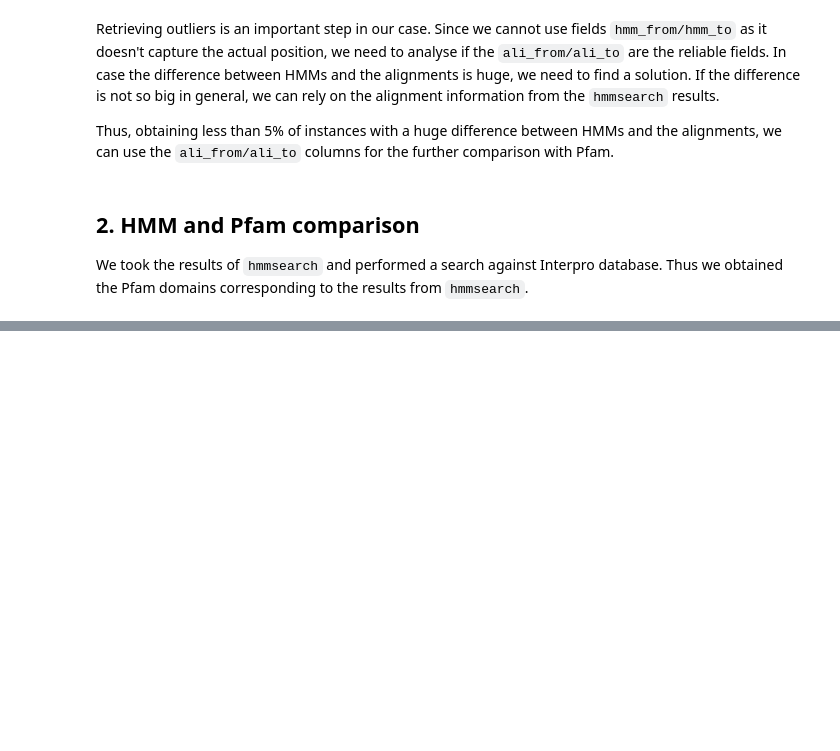
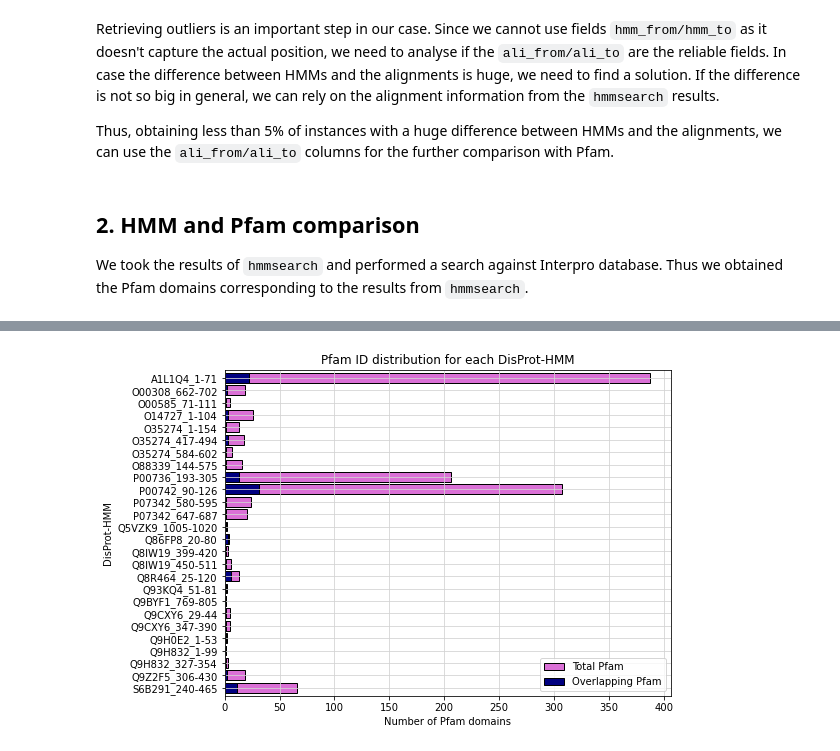
Before and after one commit to AlyaHarvelle/HMMER, a Jupyter notebook: hmm_analysis.ipynb, the cells around one changed output, grey strips where cells are left out. Saved outputs shown, nothing was run; the diff lists cells and outputs as text; code cells hidden in the pictures; blank space fills up the shorter version.

```diff
--- a/hmm_analysis.ipynb
+++ b/hmm_analysis.ipynb
@@ -257,15 +215,0 @@ plt.show()
-# %%
-# Plot the histogram of overlaps % for Pfam and HMM
-plt.rcParams['figure.figsize'] = [6, 4]
-
-plt.hist([pfam_clustal['overl_pfam'], pfam_clustal['overl_ali']],
-             bins=10, alpha=0.5, color=['green', 'purple'],
-             label=['Pfam-HMM', 'DisProt-HMM'])
-
-plt.xlabel('Overlap percentage')
-plt.ylabel('Number of instances')
-plt.legend()
-plt.grid()
-plt.title('The overlaps distribution (Pfam-HMM and DisProt-HMM) across the ClustalOmega hmmsearch results (RP 75%)')
-plt.tight_layout()
-plt.show()
@@ -273,0 +220,6 @@ plt.show()
+# %%
+# Create a df of overlapping DisProt-HMMs
+dis_overl_df = pfam_clustal[pfam_clustal['hmm_id'].isin(disprot_hmms_overl)]
+unique_pfam = dis_overl_df['pfam_id'].nunique()
+print('The number of found Pfam IDs overlapping with DisProt-HMM: {}'.format(unique_pfam))
+dis_overl_df.head()
@@ -273,0 +235,16 @@ plt.show()
+# %%
+# Plot the Pfam ID distribution found for each DisProt-HMM
+plt.figure(figsize=(8, 6))
+pfam_counts = dis_overl_df.groupby('hmm_id')['pfam_id'].nunique().sort_index(ascending=False)
+pfam_counts_overlap = dis_overl_df[dis_overl_df['overl_len'] != 0].groupby('hmm_id')['pfam_id'].nunique().sort_index(ascending=False)
+pfam_counts.plot(kind='barh', color='orchid', edgecolor='black', width=0.8, label='Total Pfam')
+pfam_counts_overlap.plot(kind='barh', color='navy', edgecolor='black', width=0.8, label='Overlapping Pfam')
+plt.title('Pfam ID distribution for each DisProt-HMM')
+plt.xlabel('Number of Pfam domains')
+plt.ylabel('DisProt-HMM')
+# plt.xscale('log')
+plt.grid(color='lightgray')
+plt.legend()
+plt.show()
+# %% [output]
+[figure, added]
```
Also changed, not shown: parts of 18 cells of this notebook.
